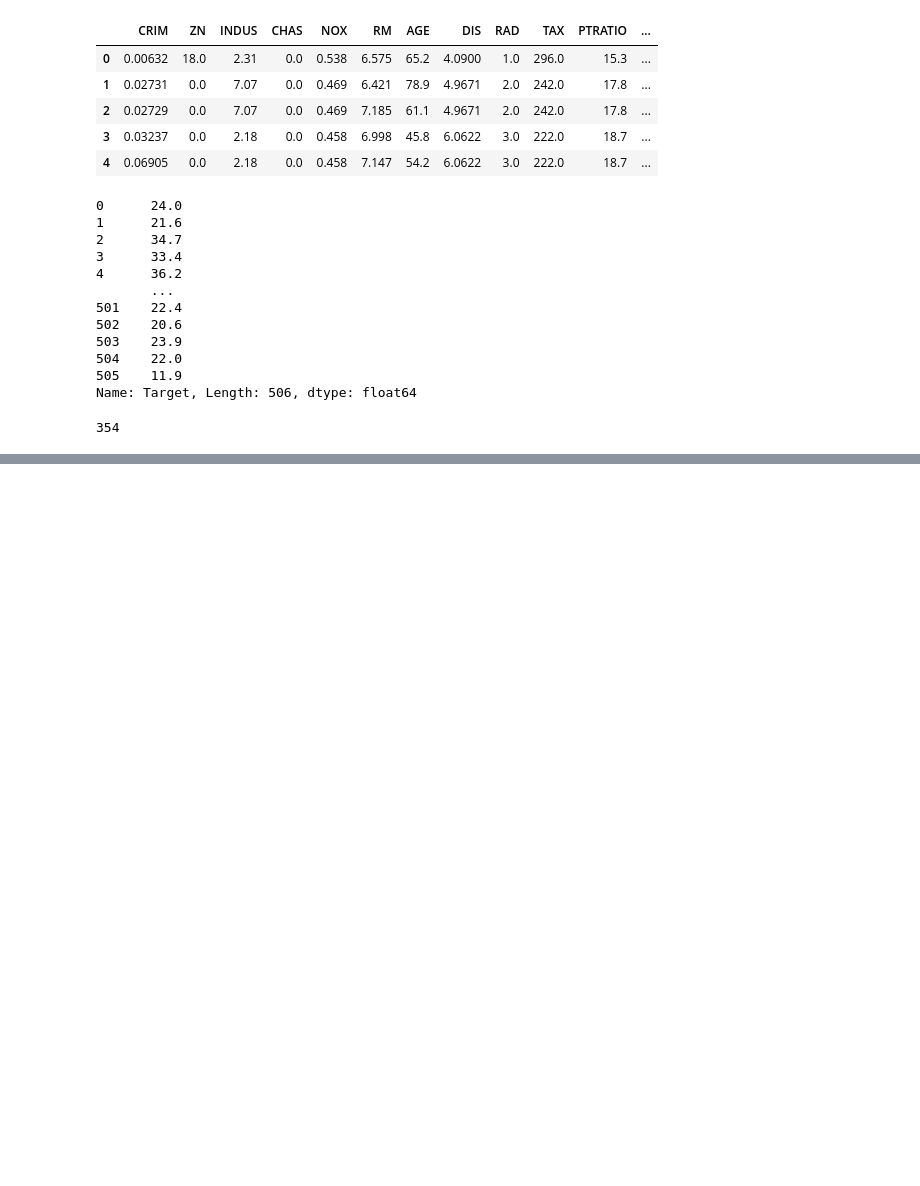
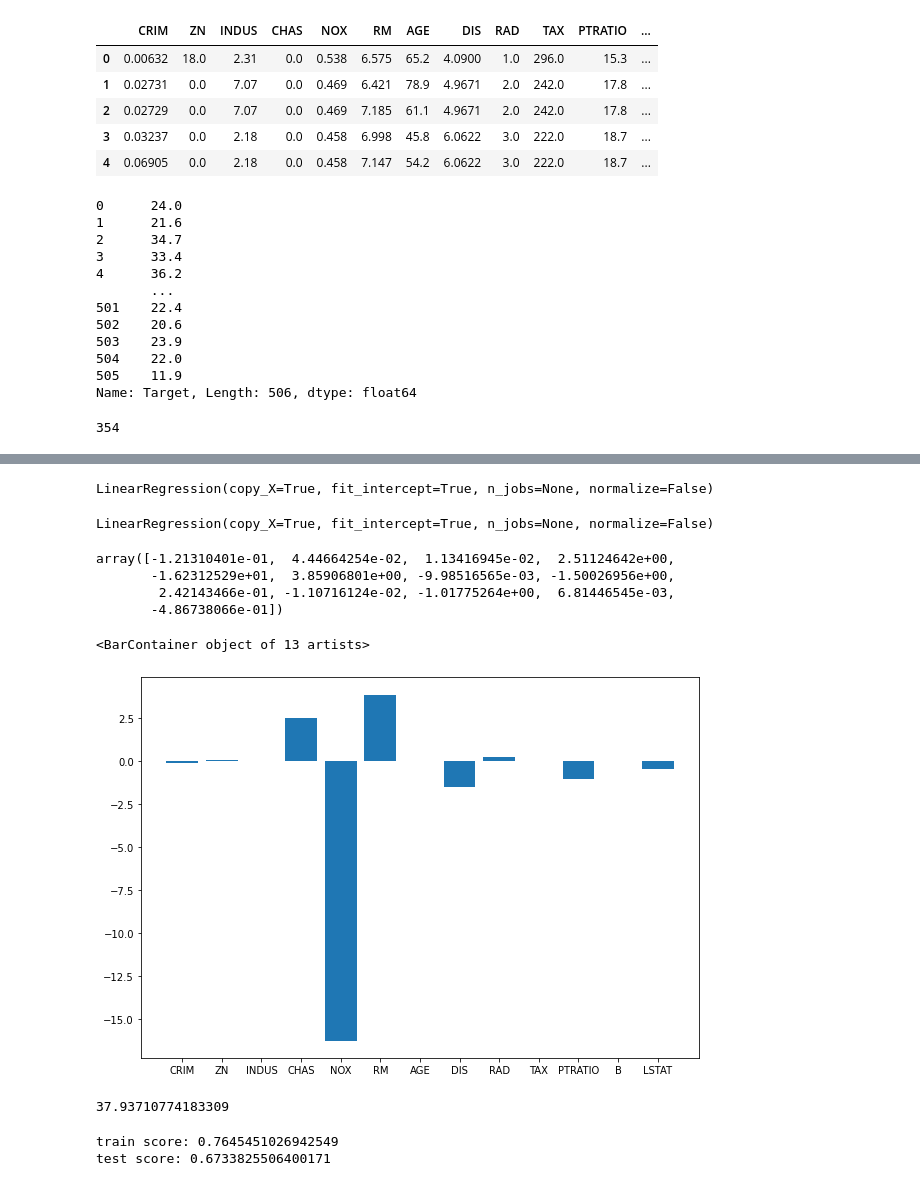
Before and after one commit to Summertree-8/machine_learning, a Jupyter notebook: ML_Supervised_learning_recursion.ipynb, the cells around one changed output, grey strips where cells are left out. Drawn from its saved outputs; the diff is of its cells as text; code cells hidden in the pictures; blank space fills up the shorter version.

```diff
--- a/ML_Supervised_learning_recursion.ipynb
+++ b/ML_Supervised_learning_recursion.ipynb
@@ -71,0 +80,6 @@ len(x_train)
+# %%
+model = LinearRegression()
+# %%
+model
+# %% [output]
+LinearRegression(copy_X=True, fit_intercept=True, n_jobs=None, normalize=False)
@@ -71,0 +88,4 @@ len(x_train)
+# %%
+model.fit(x_train, t_train)
+# %% [output]
+LinearRegression(copy_X=True, fit_intercept=True, n_jobs=None, normalize=False)
@@ -71,0 +94,17 @@ len(x_train)
+# %%
+model.coef_ #重み　13個　(入力変数をかける)
+# %% [output]
+array([-1.21310401e-01,  4.44664254e-02,  1.13416945e-02,  2.51124642e+00,
+       -1.62312529e+01,  3.85906801e+00, -9.98516565e-03, -1.50026956e+00,
+        2.42143466e-01, -1.10716124e-02, -1.01775264e+00,  6.81446545e-03,
+       -4.86738066e-01])
+# %%
+plt.figure(figsize=(10,7)) #10:7の比率で表示
+plt.bar(x=columns, height=model.coef_)
+# %% [output]
+<BarContainer object of 13 artists>
+[figure, added]
+# %%
+model.intercept_
+# %% [output]
+37.93710774183309
@@ -71,0 +113,6 @@ len(x_train)
+# %%
+print(f'train score: {model.score(x_train, t_train)}')
+print(f'test score: {model.score(x_test, t_test)}')
+# %% [output]
+train score: 0.7645451026942549
+test score: 0.6733825506400171
```
Also changed, not shown: parts of 18 cells of this notebook.
